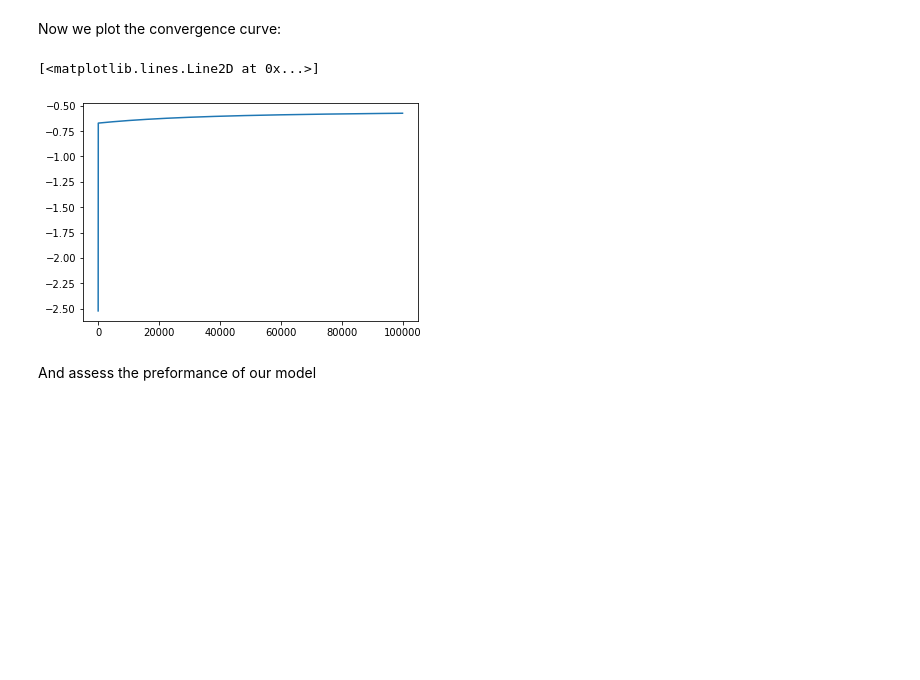
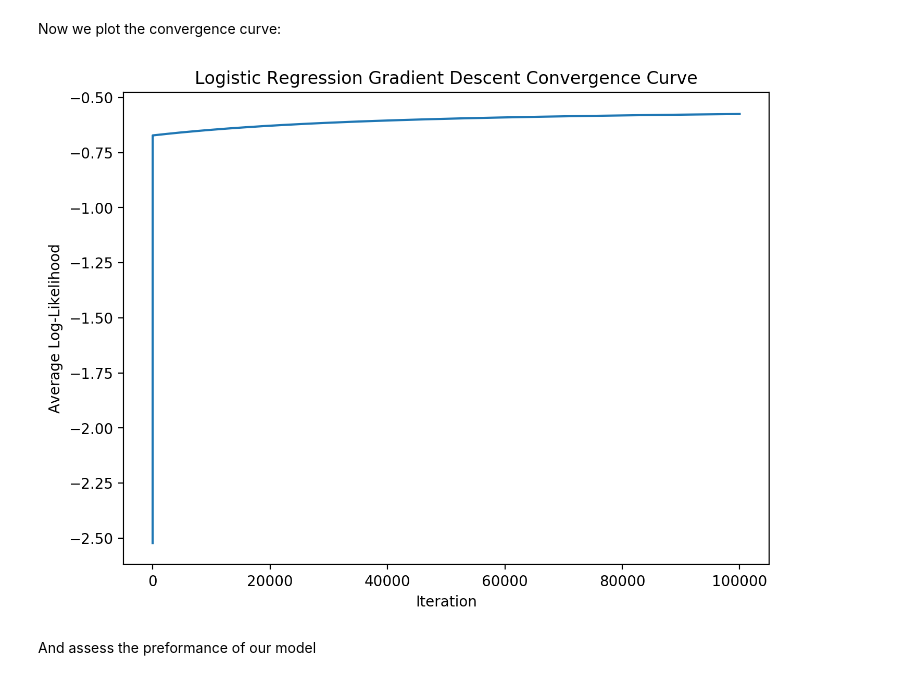
Before and after one commit to mnavjeev/ECON425-W21, a Jupyter notebook: Week 5/week5.ipynb, the cells around one changed output. Drawn from its saved outputs; the diff is of its cells as text; code cells hidden in the pictures; blank space fills up the shorter version.

Commit message:
Added the gradient descent figure

```diff
--- a/Week 5/week5.ipynb
+++ b/Week 5/week5.ipynb
@@ -130,13 +130,17 @@ print(betaFinal)
 [-0.00069094 -0.00481325  0.01057491  0.02554648 -0.00130612]
 # %% [markdown]
 Now we plot the convergence curve:
-# %%
-import matplotlib.pyplot as plt
-x = np.arange(len(likelihoods))
-plt.plot(x,likelihoods)
-# %% [output]
-[<matplotlib.lines.Line2D at 0x...>]
-[figure, removed]
+# %%
+import matplotlib.pyplot as plt
+x = np.arange(len(likelihoods))
+a = plt.figure(num=None, figsize=(8, 6), dpi=200, facecolor='w', edgecolor='k')
+a = plt.title("Logistic Regression Gradient Descent Convergence Curve")
+a = plt.ylabel("Average Log-Likelihood")
+a = plt.xlabel("Iteration")
+a = plt.plot(x,likelihoods)
+a = plt.savefig("Convergence Curve")
+# %% [output]
+[figure, added]
 # %% [markdown]
 And assess the preformance of our model
 # %%
```
Also changed, not shown: 5 other files.
